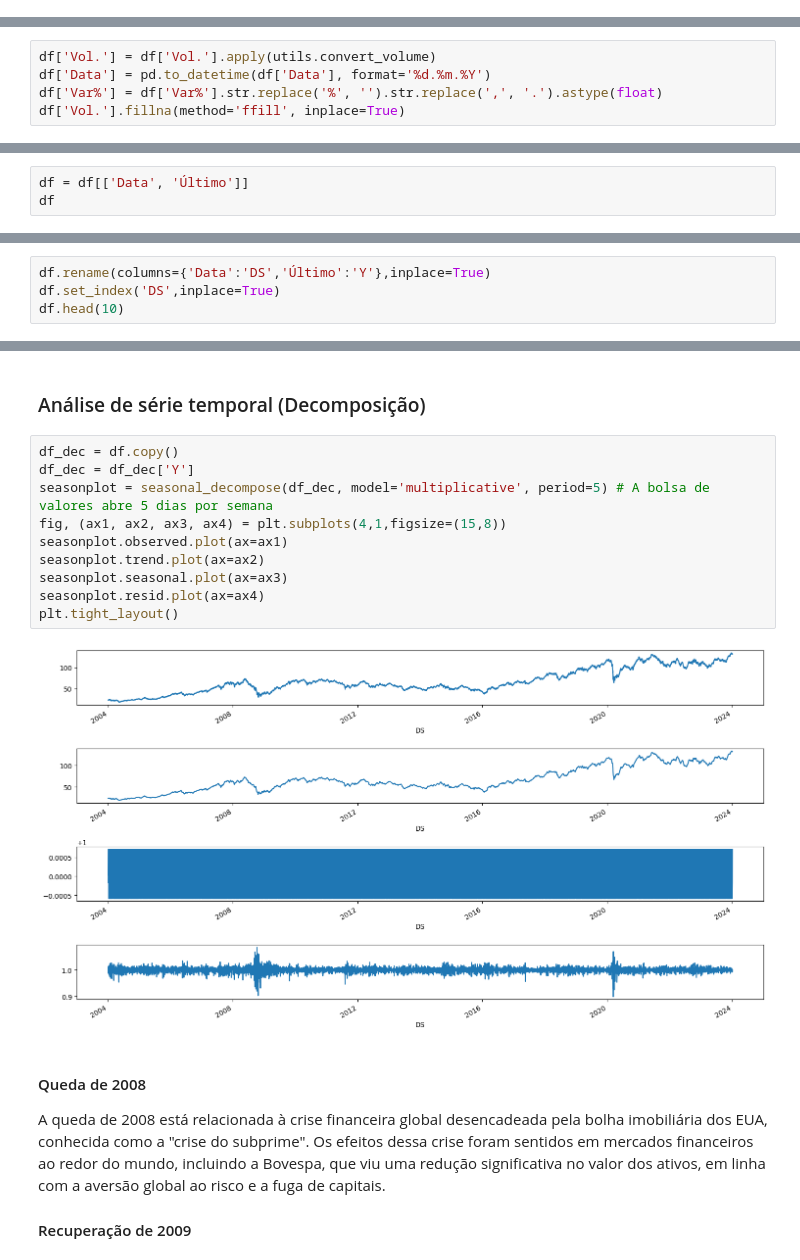
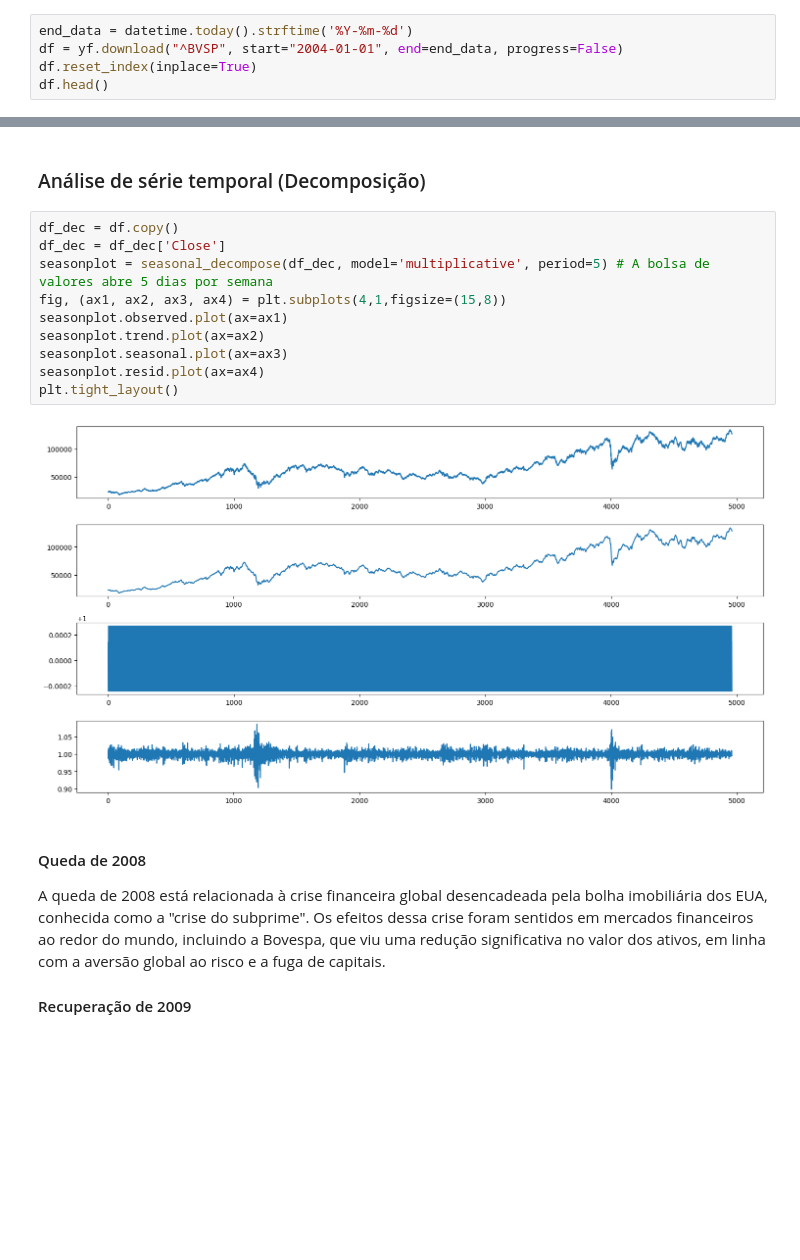
Before and after one commit to alexandre-guerra/Analise-IBOV, a Jupyter notebook: eda.ipynb, the cells around one changed output, grey strips where cells are left out. Cells and saved outputs as stored; diff of their text form; blank space fills up the shorter version.

```diff
--- a/eda.ipynb
+++ b/eda.ipynb
@@ -32,0 +25,5 @@ df.head()
+# %%
+end_data = datetime.today().strftime('%Y-%m-%d')
+df = yf.download("^BVSP", start="2004-01-01", end=end_data, progress=False)
+df.reset_index(inplace=True)
+df.head()
@@ -109,5 +100,0 @@ dtype: int64
-# %%
-df['Vol.'] = df['Vol.'].apply(utils.convert_volume)
-df['Data'] = pd.to_datetime(df['Data'], format='%d.%m.%Y')
-df['Var%'] = df['Var%'].str.replace('%', '').str.replace(',', '.').astype(float)
-df['Vol.'].fillna(method='ffill', inplace=True)
@@ -153,3 +100,0 @@ df.head(10)
-# %%
-df = df[['Data', 'Último']]
-df
@@ -172,4 +100,0 @@ df
-# %%
-df.rename(columns={'Data':'DS','Último':'Y'},inplace=True)
-df.set_index('DS',inplace=True)
-df.head(10)
@@ -205,16 +117,16 @@ fig.show()
 ### Análise de série temporal (Decomposição)
 # %%
 df_dec = df.copy()
-df_dec = df_dec['Y']
+df_dec = df_dec['Close']
 seasonplot = seasonal_decompose(df_dec, model='multiplicative', period=5) # A bolsa de valores abre 5 dias por semana
 fig, (ax1, ax2, ax3, ax4) = plt.subplots(4,1,figsize=(15,8))
 seasonplot.observed.plot(ax=ax1)
 seasonplot.trend.plot(ax=ax2)
 seasonplot.seasonal.plot(ax=ax3)
 seasonplot.resid.plot(ax=ax4)
 plt.tight_layout()
 # %% [output]
-[figure, old version]
+[figure, new version]
 # %% [markdown]
 #### Queda de 2008
 A queda de 2008 está relacionada à crise financeira global desencadeada pela bolha imobiliária dos EUA, conhecida como a "crise do subprime". Os efeitos dessa crise foram sentidos em mercados financeiros ao redor do mundo, incluindo a Bovespa, que viu uma redução significativa no valor dos ativos, em linha com a aversão global ao risco e a fuga de capitais.
```
Also changed, not shown: parts of 31 cells of this notebook, 1 other file.
